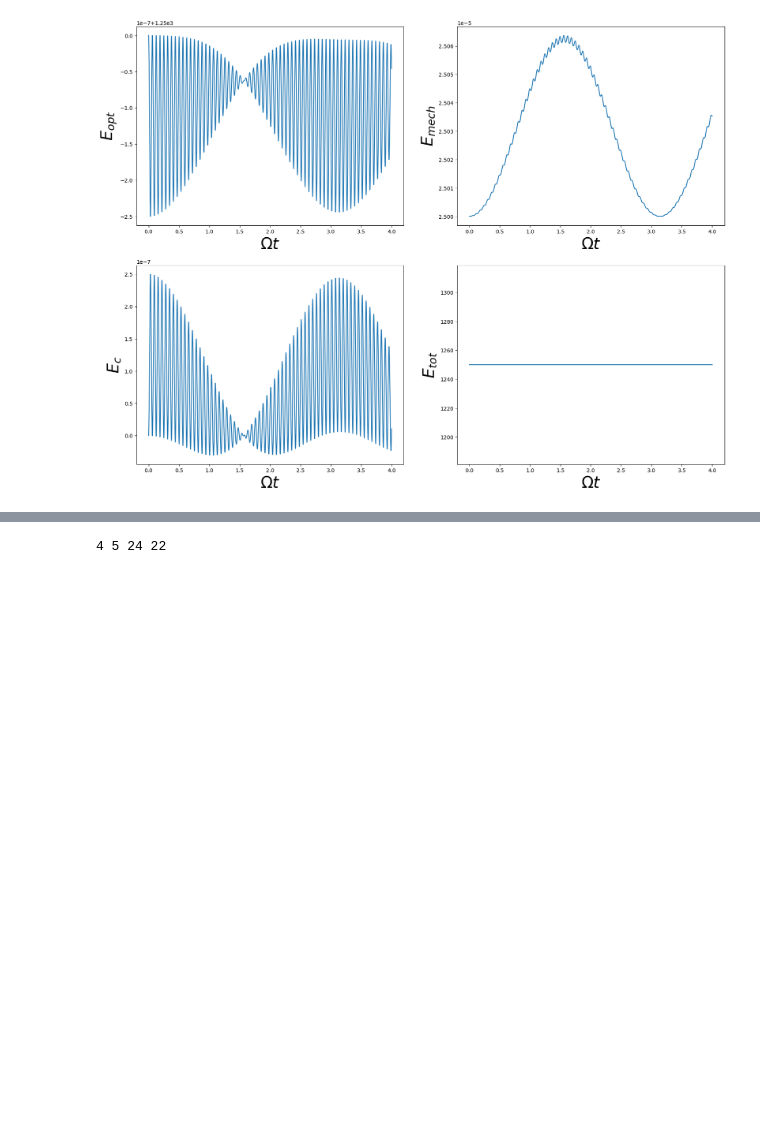
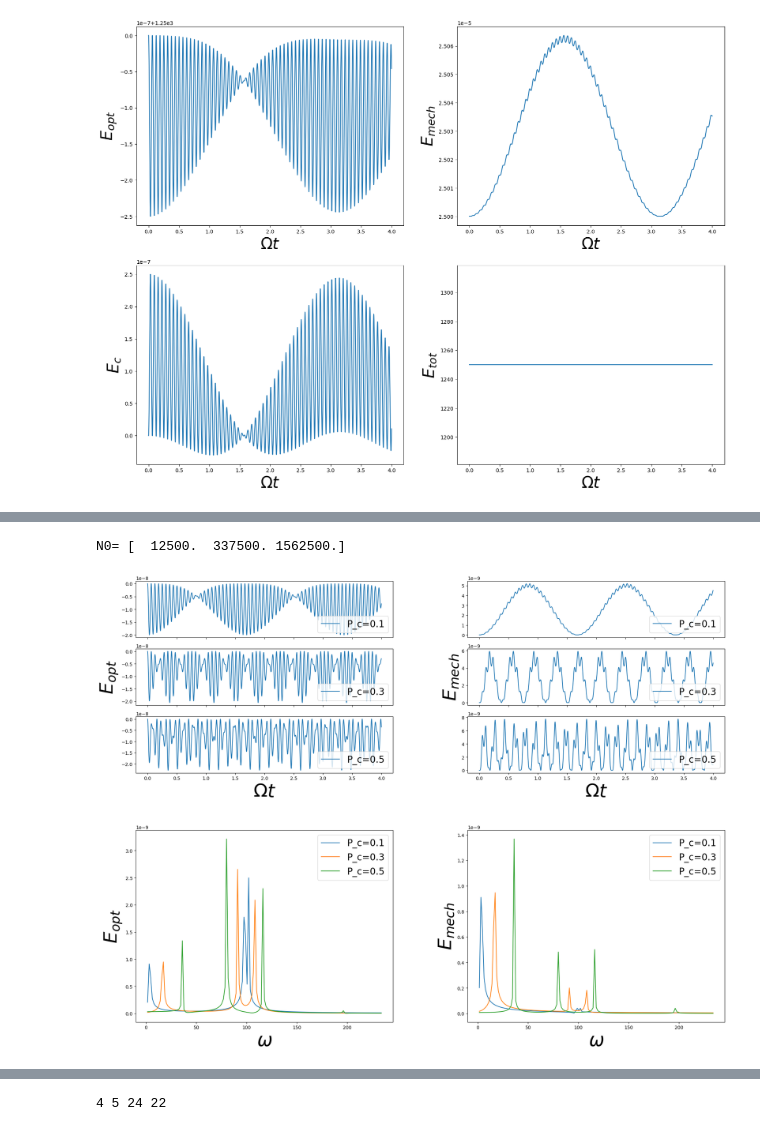
Before and after one commit to Satyamjha2/Optomechanics, a Jupyter notebook: new_model_plots.ipynb, the cells around one changed output, grey strips where cells are left out. Saved outputs shown, nothing was run; the diff lists cells and outputs as text; code cells hidden in the pictures; blank space fills up the shorter version.

```diff
--- a/new_model_plots.ipynb
+++ b/new_model_plots.ipynb
@@ -323,0 +190,64 @@ plt.show()
+# %%
+tf=4e0
+omega_list=2*np.pi*np.arange(350)/tf
+
+P_c_list=[0.1,0.3,0.5] ############### CRITICAL parameter
+g_y=1e-1
+N0_list=(np.array(P_c_list)*del_omega)**3/(8*g_y**2)
+print("N0=",N0_list)
+title='$g_y={0}\Omega  \: ; \: N_0={1} \: ; \: P_c={2}$'.format(g_y,N0,P_c)
+fig = plt.figure(figsize=(20,15))
+
+subplots = fig.subfigures(2,2)
+sub0=subplots[0][0].subplots(3,1, sharex=True)
+sub1=subplots[0][1].subplots(3,1, sharex=True)
+sub3=subplots[1][0].subplots(1,1)
+sub4=subplots[1][1].subplots(1,1)
+label_list=["$E_{opt}$","$E_{mech}$"]
+
+sf,ef=1,150
+for k,P_c in enumerate(P_c_list[:3]):
+    file="real_stable_P_c={0}_g_y={1}_tf={2}".format(P_c,g_y,tf)
+    data = np.load(folder+file+".npz")
+    sol=data['sol']
+    t=data['t']
+    g_z1,g_y,del_omega,N0=data['param']
+    N_step=len(t)
+    E_opt=(sol[8]-sol[8][0])/N0
+    E_mech=(sol[9]-sol[9][0])/N0
+
+    E=[E_opt,E_mech]
+    omega_list=(2*np.pi*np.arange(L//2+1)/tf)[sf:ef]
+
+    sub0[k].plot(t,E[0][:len(t)],label="P_c={0}".format(P_c))
+    sub1[k].plot(t,E[1][:len(t)],label="P_c={0}".format(P_c))
+
+    sub3.plot(omega_list,np.abs(np.fft.rfft(E[0]))[sf:ef]/N_step,label="P_c={0}".format(P_c))
+    sub4.plot(omega_list,np.abs(np.fft.rfft(E[1]))[sf:ef]/N_step,label="P_c={0}".format(P_c))
+
+
+for i in range(3):
+    sub0[i].legend(fontsize=20,loc='lower right')
+    sub1[i].legend(fontsize=20,loc='lower right')
+
+sub0[1].set_ylabel(label_list[0],fontsize=40)
+sub1[1].set_ylabel(label_list[1],fontsize=40)
+
+sub0[2].set_xlabel('$\Omega  t$',fontsize=40)
+sub1[2].set_xlabel('$\Omega  t$',fontsize=40)
+
+sub3.set_ylabel(label_list[0],fontsize=40)
+sub3.set_xlabel("$\omega$",fontsize=40)
+sub3.legend(fontsize=20,loc="best")
+sub4.set_ylabel(label_list[1],fontsize=40)
+sub4.set_xlabel("$\omega$",fontsize=40)
+sub4.legend(fontsize=20,loc="best")
+
+# fig.suptitle("Stable oscillations around the equillibrium for $\Delta={0}$".format(del_omega),fontsize=40)
+# fig.subplots_adjust(top=0.9)
+# fig.tight_layout()
+plt.savefig("energy_stable_g_y={0}.jpeg".format(g_y),dpi=300)
+plt.show()
+# %% [output]
+N0= [  12500.  337500. 1562500.]
+[figure, added]
```
Also changed, not shown: parts of 9 cells of this notebook, 1 other file.
